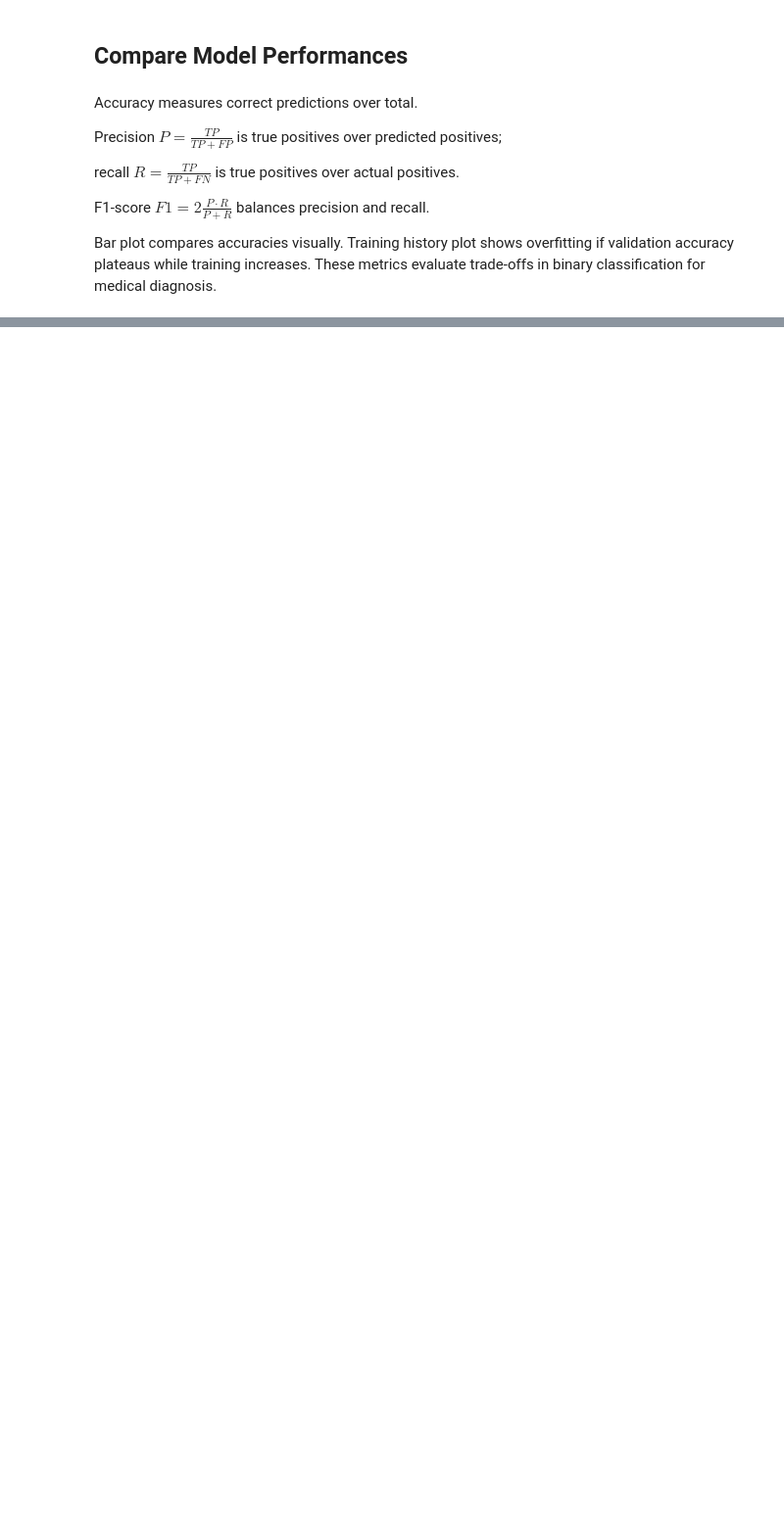
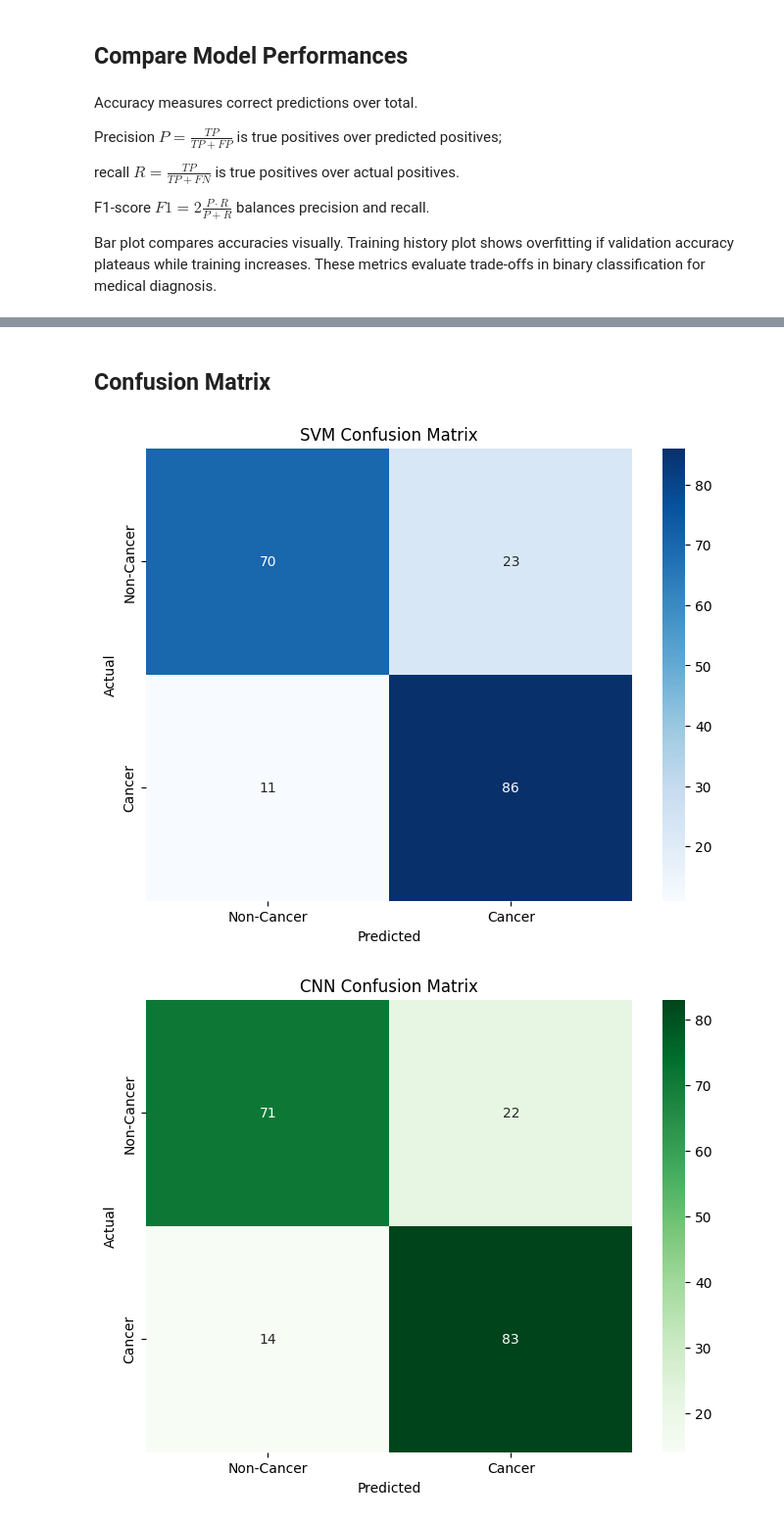
Before and after one commit to pgbhz/diagnose, a Jupyter notebook: oral_cancer_detection.ipynb, the cells around one changed output, grey strips where cells are left out. Shown: that part at 98% size. Cells and saved outputs as stored; diff of their text form; code cells hidden in the pictures; blank space fills up the shorter version.

```diff
--- a/oral_cancer_detection.ipynb
+++ b/oral_cancer_detection.ipynb
@@ -211,0 +344,28 @@ plt.show()
+# %% [markdown]
+## Confusion Matrix
+# %%
+from sklearn.metrics import confusion_matrix
+import seaborn as sns
+
+# Confusion Matrix for SVM
+cm_svm = confusion_matrix(y_test, y_pred_svm)
+plt.figure(figsize=(8, 6))
+sns.heatmap(cm_svm, annot=True, fmt='d', cmap='Blues', xticklabels=['Non-Cancer', 'Cancer'], yticklabels=['Non-Cancer', 'Cancer'])
+plt.title('SVM Confusion Matrix')
+plt.xlabel('Predicted')
+plt.ylabel('Actual')
+plt.savefig('plots/svm_confusion_matrix.png')
+plt.show()
+
+# Confusion Matrix for CNN
+cm_cnn = confusion_matrix(y_test, y_pred_cnn)
+plt.figure(figsize=(8, 6))
+sns.heatmap(cm_cnn, annot=True, fmt='d', cmap='Greens', xticklabels=['Non-Cancer', 'Cancer'], yticklabels=['Non-Cancer', 'Cancer'])
+plt.title('CNN Confusion Matrix')
+plt.xlabel('Predicted')
+plt.ylabel('Actual')
+plt.savefig('plots/cnn_confusion_matrix.png')
+plt.show()
+# %% [output]
+[figure, added]
+[figure, added]
```
Also changed, not shown: parts of 19 cells of this notebook, 12 other files.
